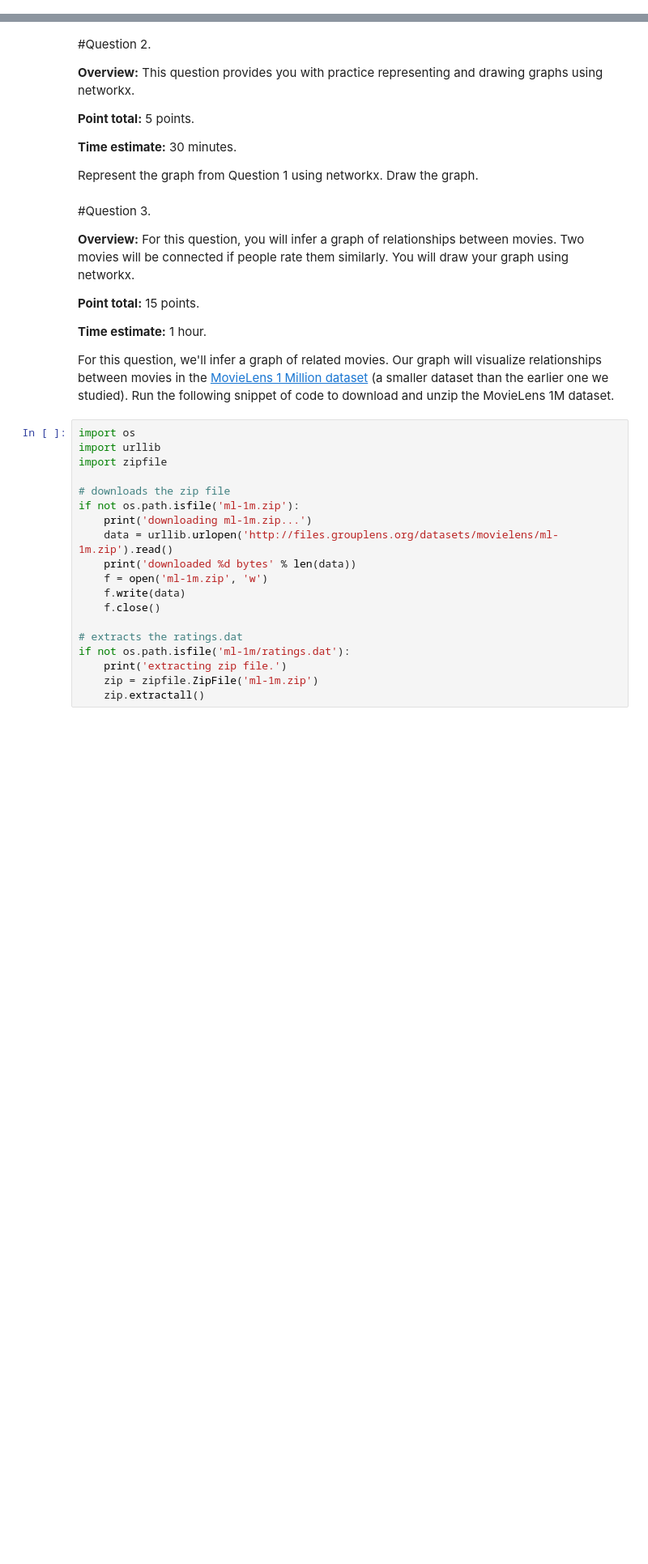
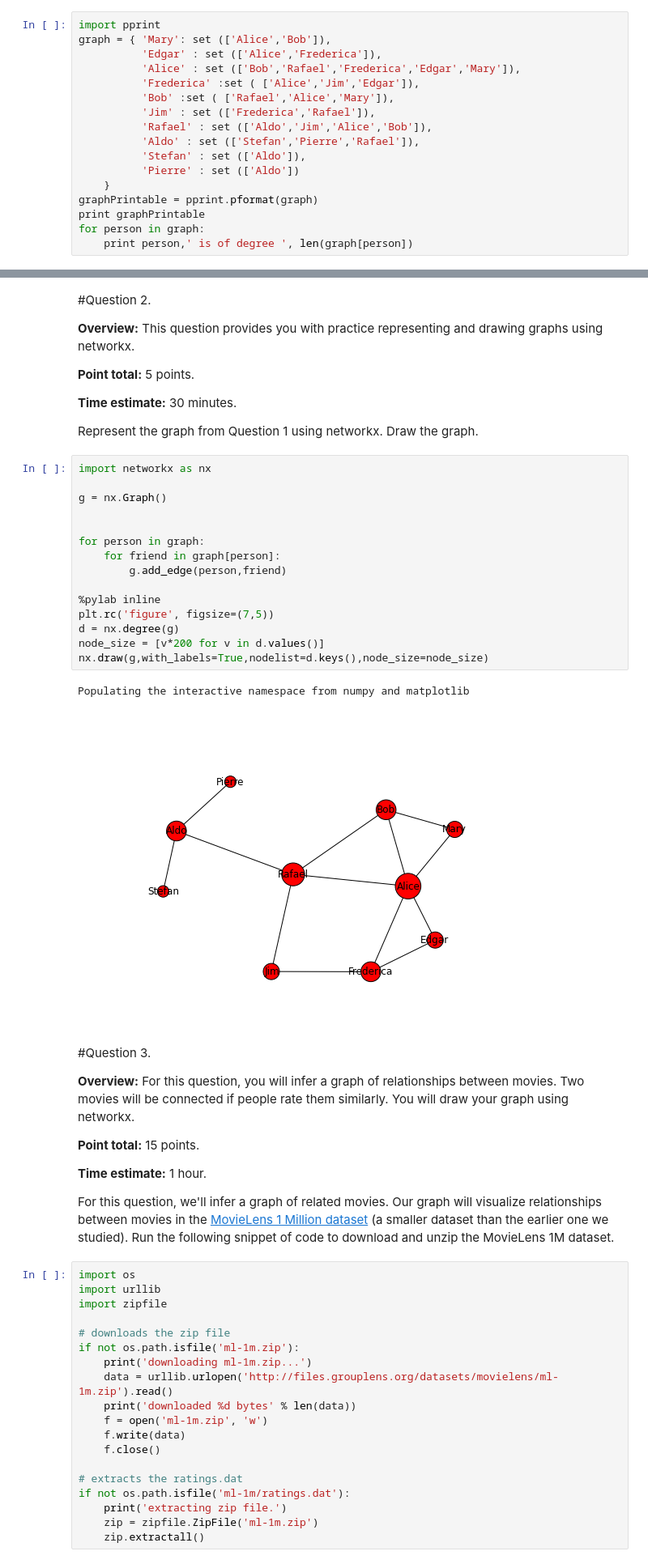
Before and after one commit to polsztyn/PythonLearningStuff, a Jupyter notebook: Python Social Data Mining_Assignment_4_wk_4.ipynb, the cells around one changed output, grey strips where cells are left out. Shown: that part at 81% size. Saved outputs shown, nothing was run; the diff lists cells and outputs as text; blank space fills up the shorter version.

```diff
--- a/Python Social Data Mining_Assignment_4_wk_4.ipynb
+++ b/Python Social Data Mining_Assignment_4_wk_4.ipynb
@@ -13,3 +13,20 @@
 Examine the example social network below (from [FMS Advanced Systems Group](http://www.fmsasg.com/SocialNetworkAnalysis/)). Create a variable named `graph` that represents this network using an **adjacency matrix** in native Python (not networkx). Calculate and display the degree of every node in the matrix.
 
 ![Example network](http://www.fmsasg.com/SocialNetworkAnalysis/SocialNetworkAnalysis_Degrees.gif)
+# %%
+import pprint
+graph = { 'Mary': set (['Alice','Bob']),
+          'Edgar' : set (['Alice','Frederica']),
+          'Alice' : set (['Bob','Rafael','Frederica','Edgar','Mary']),
+          'Frederica' :set ( ['Alice','Jim','Edgar']),
+          'Bob' :set ( ['Rafael','Alice','Mary']),
+          'Jim' : set (['Frederica','Rafael']),
+          'Rafael' : set (['Aldo','Jim','Alice','Bob']),
+          'Aldo' : set (['Stefan','Pierre','Rafael']),
+          'Stefan' : set (['Aldo']),
+          'Pierre' : set (['Aldo'])
+    }
+graphPrintable = pprint.pformat(graph)
+print graphPrintable
+for person in graph:
+    print person,' is of degree ', len(graph[person])
@@ -23,6 +61,24 @@ Examine the example social network below (from [FMS Advanced Systems Group](http
 **Time estimate:** 30 minutes.
 
 Represent the graph from Question 1 using networkx. Draw the graph.
+# %%
+import networkx as nx
+
+g = nx.Graph()
+
+
+for person in graph:
+    for friend in graph[person]:
+        g.add_edge(person,friend)
+
+%pylab inline
+plt.rc('figure', figsize=(7,5))
+d = nx.degree(g)
+node_size = [v*200 for v in d.values()]
+nx.draw(g,with_labels=True,nodelist=d.keys(),node_size=node_size)
+# %% [output]
+Populating the interactive namespace from numpy and matplotlib
+[figure, added]
 # %% [markdown]
 #Question 3.
 
```
Also changed, not shown: parts of 5 cells of this notebook, 14 other files.
